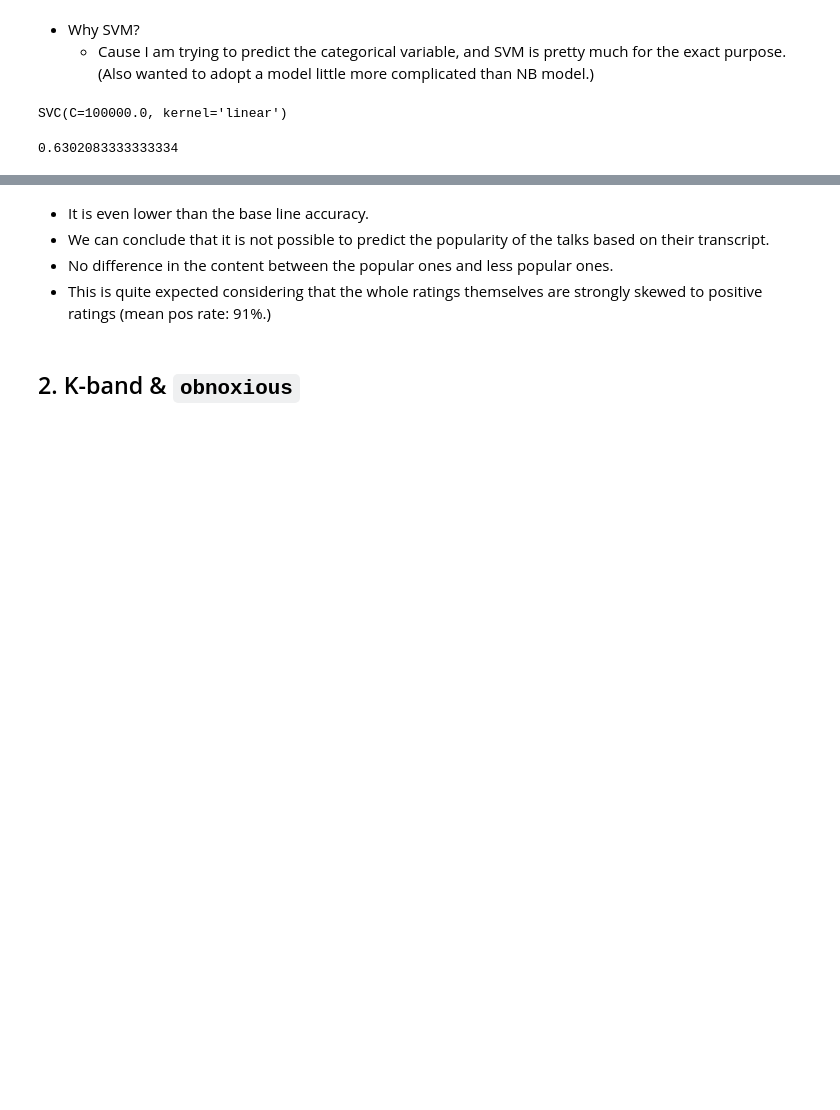
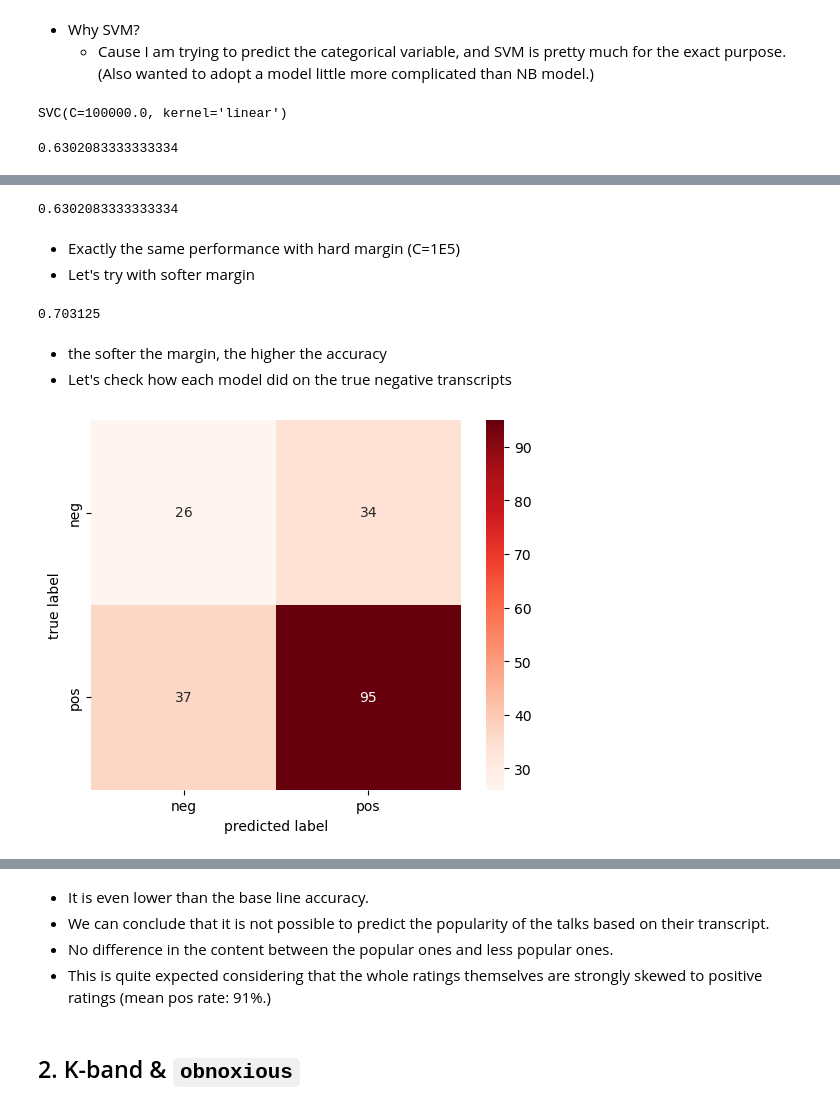
Before and after one commit to Data-Science-for-Linguists-2023/TED-Talk-Rating-Analysis, a Jupyter notebook: code/TED_talk_Analysis.ipynb, the cells around one changed output, grey strips where cells are left out. Saved outputs shown, nothing was run; the diff lists cells and outputs as text; code cells hidden in the pictures; blank space fills up the shorter version.

```diff
--- a/code/TED_talk_Analysis.ipynb
+++ b/code/TED_talk_Analysis.ipynb
@@ -88,0 +187,34 @@ accuracy_score(label_test, svcmdl.predict(tf_test))
+# %%
+# # Build another SVM, with softer margin and check the performance
+svcmdl_soft = SVC(kernel='linear', C=1E2)
+svcmdl_soft.fit(tf_train, label_train)
+accuracy_score(label_test, svcmdl_soft.predict(tf_test))
+# %% [output]
+0.6302083333333334
+# %% [markdown]
+* Exactly the same performance with hard margin (C=1E5)
+* Let's try with softer margin
+# %%
+# Build another SVM, with EVEN softer margin and check the performance
+svcmdl_softer = SVC(kernel='linear', C=1)
+svcmdl_softer.fit(tf_train, label_train)
+accuracy_score(label_test, svcmdl_softer.predict(tf_test))
+# %% [output]
+0.703125
+# %% [markdown]
+* the softer the margin, the higher the accuracy
+* Let's check how each model did on the true negative transcripts
+# %%
+# a heatmap with soft-margin SVM
+label_pred = svcmdl_soft.predict(tf_test)
+mat = confusion_matrix(label_test, label_pred)
+
+sns.heatmap(mat, square=True, annot=True, fmt='d', cmap="Reds",
+xticklabels=['neg', 'pos'], yticklabels=['neg', 'pos'])
+# fmt: either 's' or 'd'; s = string, d = decimal
+# square: the shape of each cell
+plt.xlabel('predicted label')
+plt.ylabel('true label')
+plt.show()
+# %% [output]
+[figure, added]
```
Also changed, not shown: parts of 21 cells of this notebook, 1 other file.
